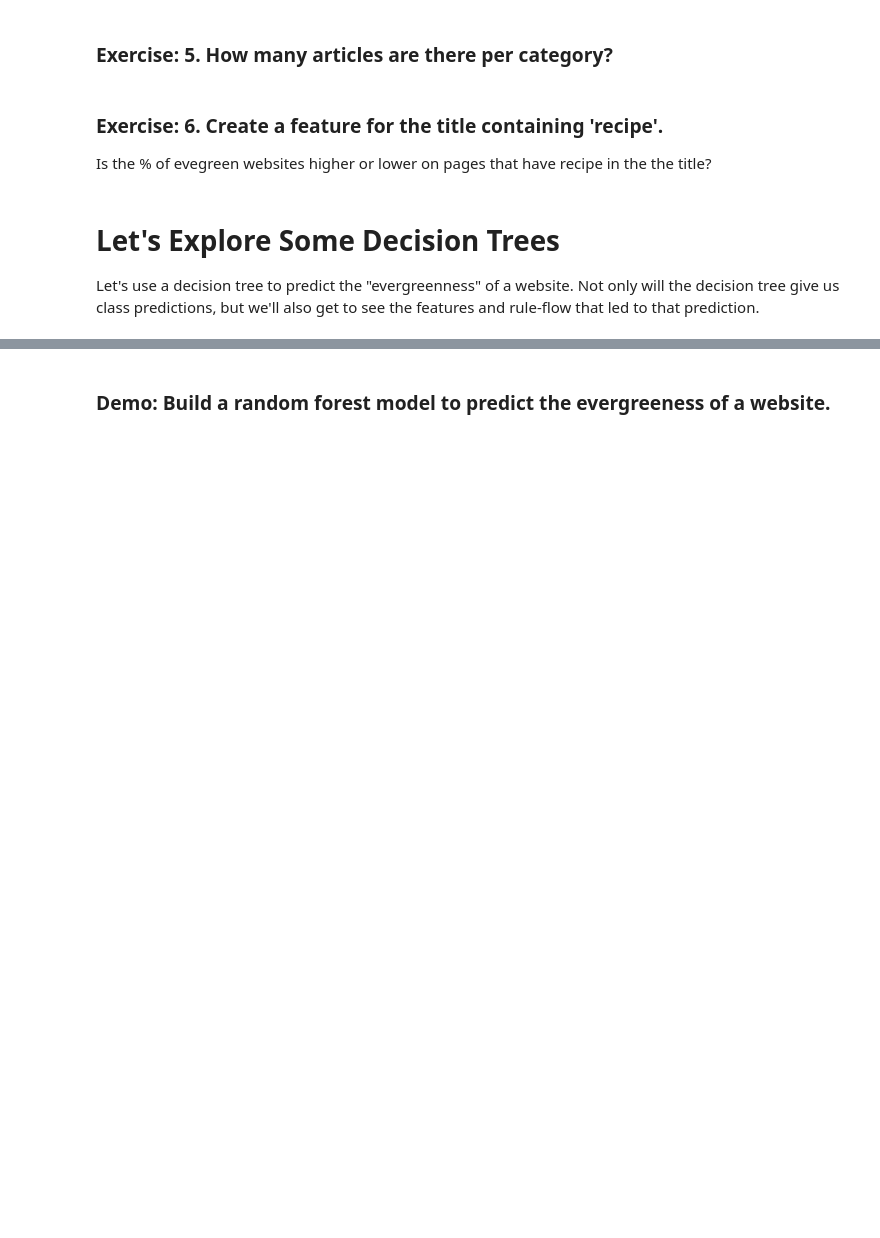
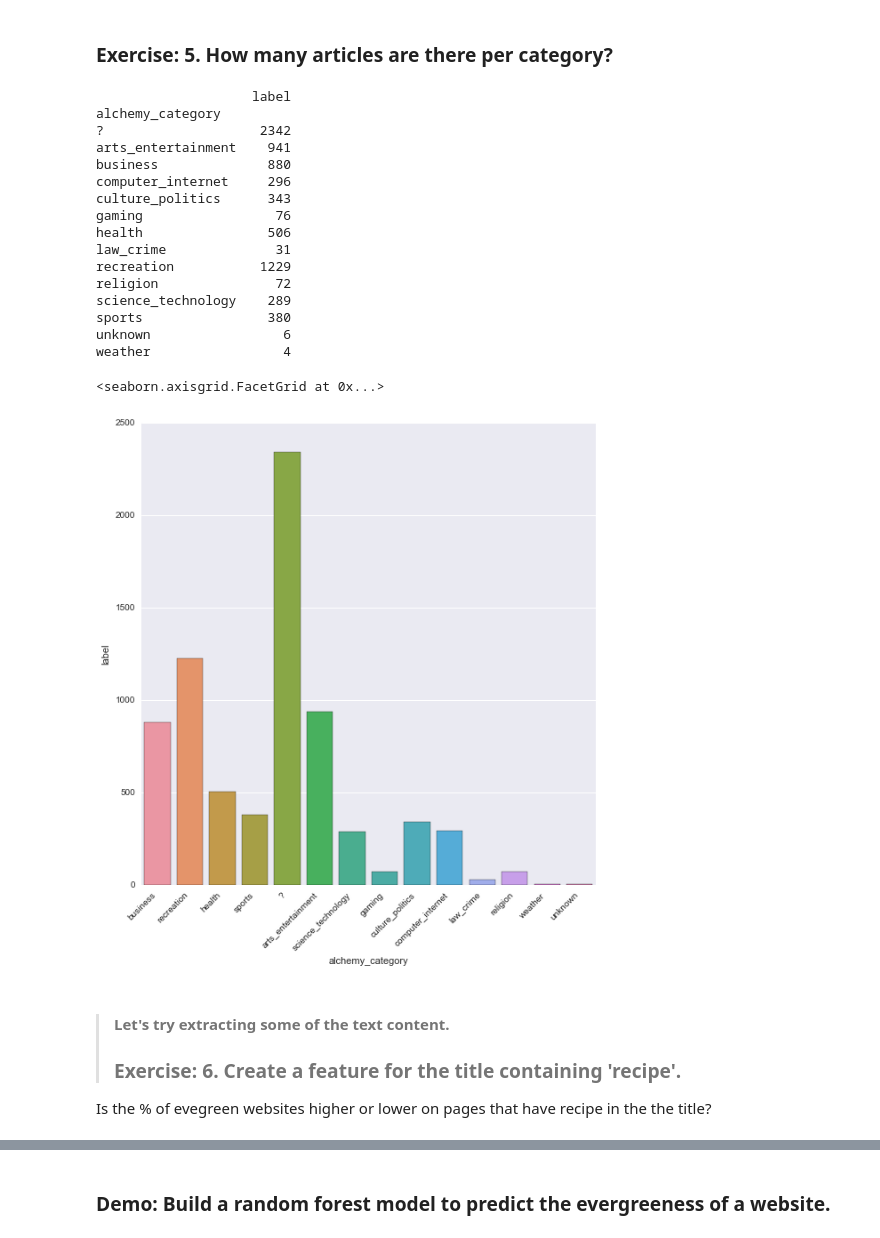
Before and after one commit to brianchandbound/ga-ds, a Jupyter notebook: 12_trees/12_02_dtree.ipynb, the cells around one changed output, grey strips where cells are left out. Cells and saved outputs as stored; diff of their text form; code cells hidden in the pictures; blank space fills up the shorter version.

```diff
--- a/12_trees/12_02_dtree.ipynb
+++ b/12_trees/12_02_dtree.ipynb
@@ -77,9 +148,42 @@ Plot the rate of evergreen sites for all Alchemy categories.
 # %% [markdown]
 ### Exercise: 5. How many articles are there per category?
+# %%
+print data.groupby(['alchemy_category'])[['label']].count()
+
+
+##  OR
+
+import seaborn as sb
+%matplotlib inline
+
+p = sb.factorplot(x='alchemy_category',
+              y='label',
+              kind='bar',
+              data = data,
+              size = 8,
+              estimator=len
+            )
+p.set_xticklabels(rotation=45, horizontalalignment='right')
+# %% [output]
+                    label
+alchemy_category
+?                    2342
+arts_entertainment    941
+business              880
+computer_internet     296
+culture_politics      343
+gaming                 76
+health                506
+law_crime              31
+recreation           1229
+religion               72
+science_technology    289
+sports                380
+unknown                 6
+weather                 4
+<seaborn.axisgrid.FacetGrid at 0x...>
+[figure, added]
 # %% [markdown]
-### Exercise: 6. Create a feature for the title containing 'recipe'.
+> #### Let's try extracting some of the text content.
+> ### Exercise: 6. Create a feature for the title containing 'recipe'.
 Is the % of evegreen websites higher or lower on pages that have recipe in the the title?
-# %% [markdown]
-#  Let's Explore Some Decision Trees
-
-Let's use a decision tree to predict the "evergreenness" of a website. Not only will the decision tree give us class predictions, but we'll also get to see the features and rule-flow that led to that prediction.
```
Also changed, not shown: parts of 27 cells of this notebook, 1 other file.
